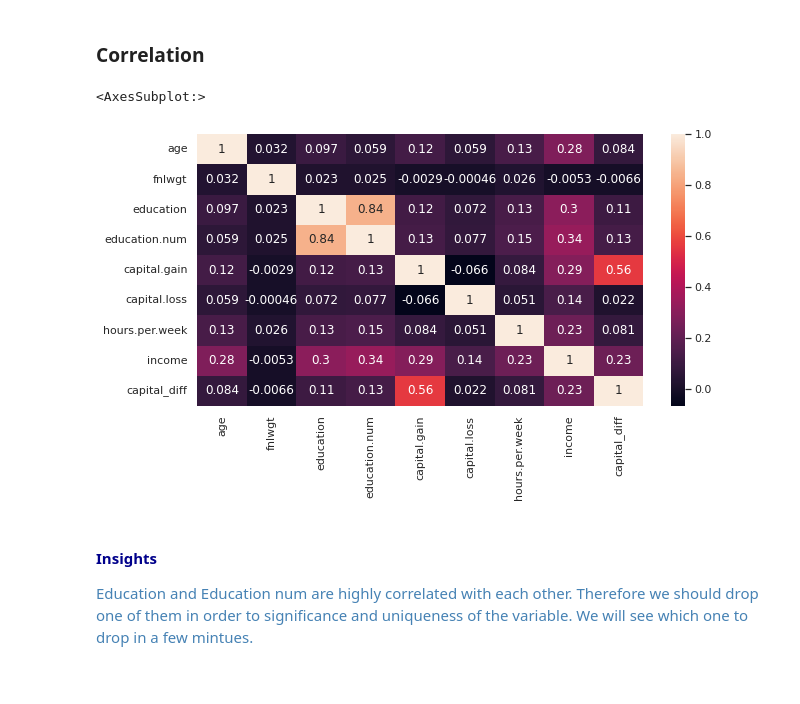
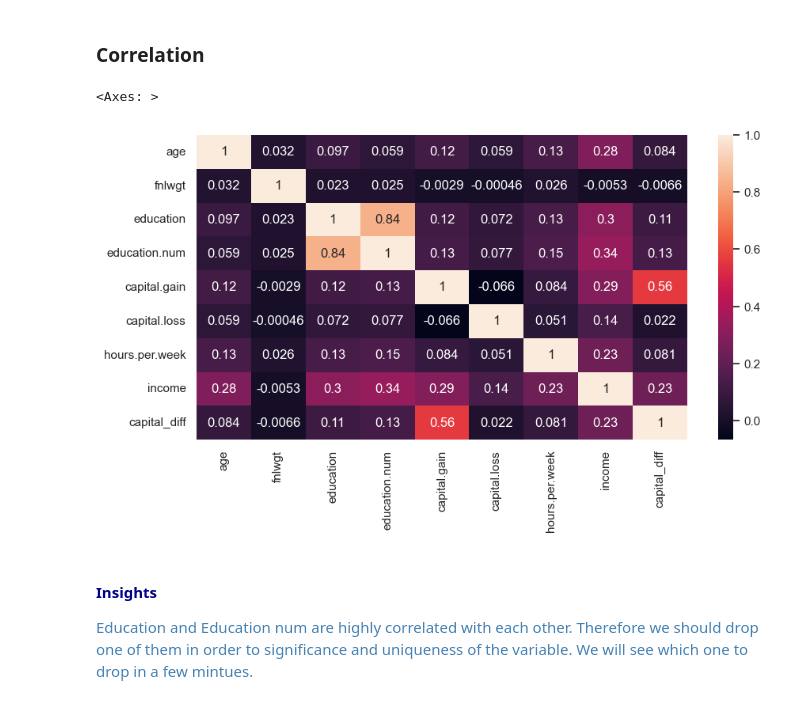
Before and after one commit to edomini/CS4106_MachineLearning, a Jupyter notebook: baseline.ipynb, the cells around one changed output. Drawn from its saved outputs; the diff is of its cells as text; code cells hidden in the pictures.

```diff
--- a/baseline.ipynb
+++ b/baseline.ipynb
@@ -469,10 +469,13 @@ data
 ### Correlation
 # %%
 plt.figure(figsize = (10, 5))
-sns.heatmap(data.corr(), annot = True)
+# this threw an error in the original baseline because of the non-numeric columns, could be due to python version
+# sns.heatmap(data.corr(), annot = True)
+# FIX #1:
+sns.heatmap(data.select_dtypes(include=['number']).corr(), annot=True)
 # %% [output]
-<AxesSubplot:>
+<Axes: >
-[figure, old version]
+[figure, new version]
 # %% [markdown]
 <h4><span style ="color:Darkblue;">Insights</span></h4>
 
```
Also changed, not shown: parts of 27 cells of this notebook, 4 other files.
